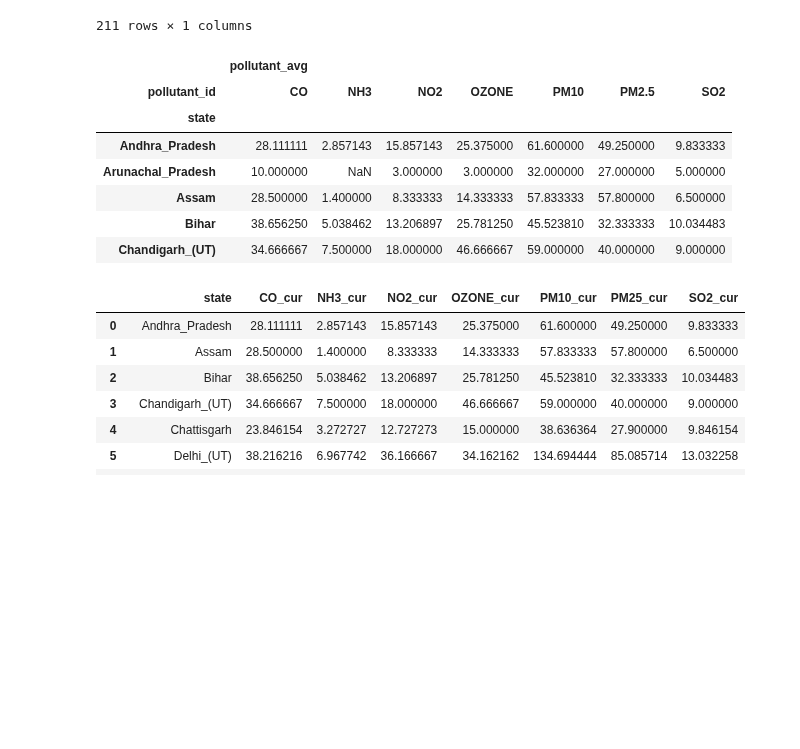
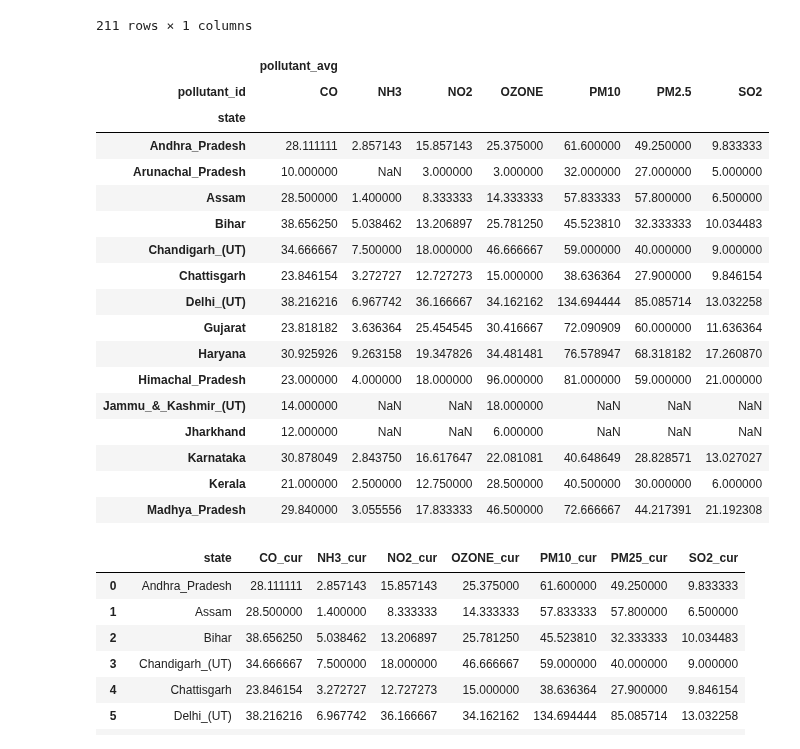
Before and after one commit to latheeshpoondla/Project, a Jupyter notebook: DSProject.ipynb, the cells around one changed output. Saved outputs shown, nothing was run; the diff lists cells and outputs as text; code cells hidden in the pictures; blank space fills up the shorter version.

```diff
--- a/DSProject.ipynb
+++ b/DSProject.ipynb
@@ -473,16 +473,26 @@ display(avg_cur_df)
 211 rows × 1 columns
 # %%
 avg_cur_df = avg_cur_df.unstack()
-display(avg_cur_df.head())
+display(avg_cur_df.head(15))
 # %% [output]
 |  | pollutant_avg |  |  |  |  |  |  |
 | pollutant_id | CO | NH3 | NO2 | OZONE | PM10 | PM2.5 | SO2 |
 | state |  |  |  |  |  |  |  |
 | Andhra_Pradesh | 28.111111 | 2.857143 | 15.857143 | 25.375000 | 61.600000 | 49.250000 | 9.833333 |
 | Arunachal_Pradesh | 10.000000 | NaN | 3.000000 | 3.000000 | 32.000000 | 27.000000 | 5.000000 |
 | Assam | 28.500000 | 1.400000 | 8.333333 | 14.333333 | 57.833333 | 57.800000 | 6.500000 |
 | Bihar | 38.656250 | 5.038462 | 13.206897 | 25.781250 | 45.523810 | 32.333333 | 10.034483 |
 | Chandigarh_(UT) | 34.666667 | 7.500000 | 18.000000 | 46.666667 | 59.000000 | 40.000000 | 9.000000 |
+| Chattisgarh | 23.846154 | 3.272727 | 12.727273 | 15.000000 | 38.636364 | 27.900000 | 9.846154 |
+| Delhi_(UT) | 38.216216 | 6.967742 | 36.166667 | 34.162162 | 134.694444 | 85.085714 | 13.032258 |
+| Gujarat | 23.818182 | 3.636364 | 25.454545 | 30.416667 | 72.090909 | 60.000000 | 11.636364 |
+| Haryana | 30.925926 | 9.263158 | 19.347826 | 34.481481 | 76.578947 | 68.318182 | 17.260870 |
+| Himachal_Pradesh | 23.000000 | 4.000000 | 18.000000 | 96.000000 | 81.000000 | 59.000000 | 21.000000 |
+| Jammu_&_Kashmir_(UT) | 14.000000 | NaN | NaN | 18.000000 | NaN | NaN | NaN |
+| Jharkhand | 12.000000 | NaN | NaN | 6.000000 | NaN | NaN | NaN |
+| Karnataka | 30.878049 | 2.843750 | 16.617647 | 22.081081 | 40.648649 | 28.828571 | 13.027027 |
+| Kerala | 21.000000 | 2.500000 | 12.750000 | 28.500000 | 40.500000 | 30.000000 | 6.000000 |
+| Madhya_Pradesh | 29.840000 | 3.055556 | 17.833333 | 46.500000 | 72.666667 | 44.217391 | 21.192308 |
 # %%
 avg_cur_df.reset_index()
 avg_cur_df.columns=['CO_cur', 'NH3_cur', 'NO2_cur', 'OZONE_cur', 'PM10_cur', 'PM25_cur', 'SO2_cur']
```
Also changed, not shown: parts of 6 cells of this notebook, 1 other file.
